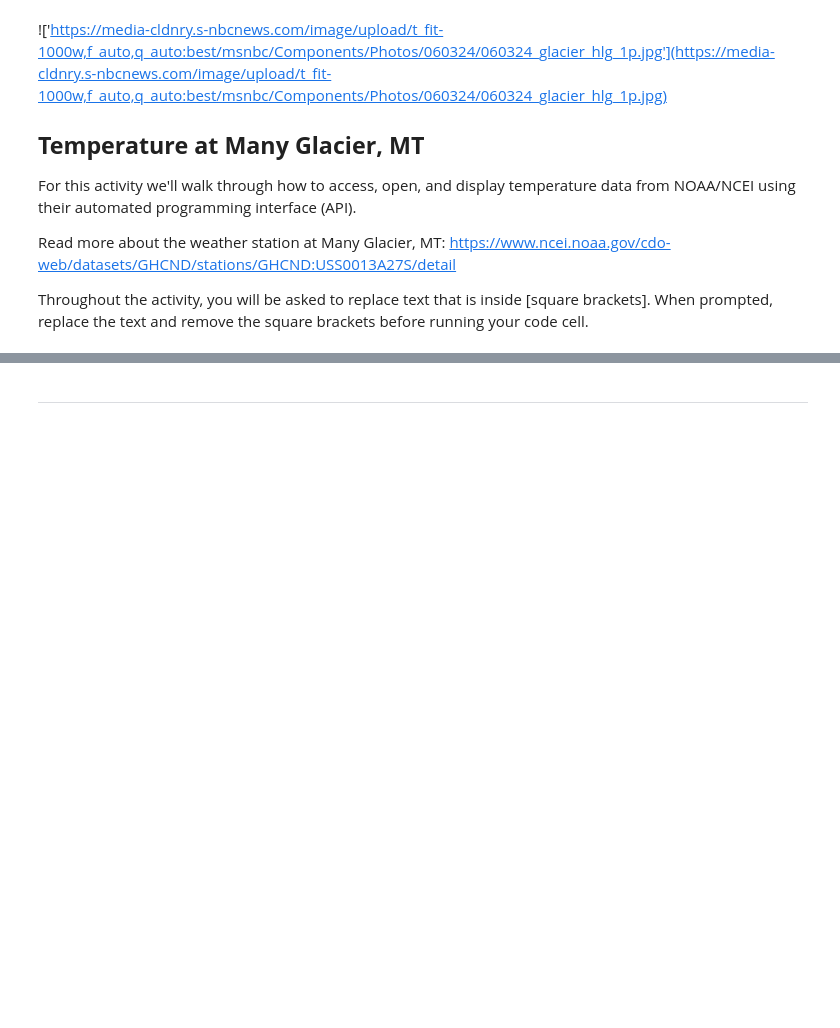
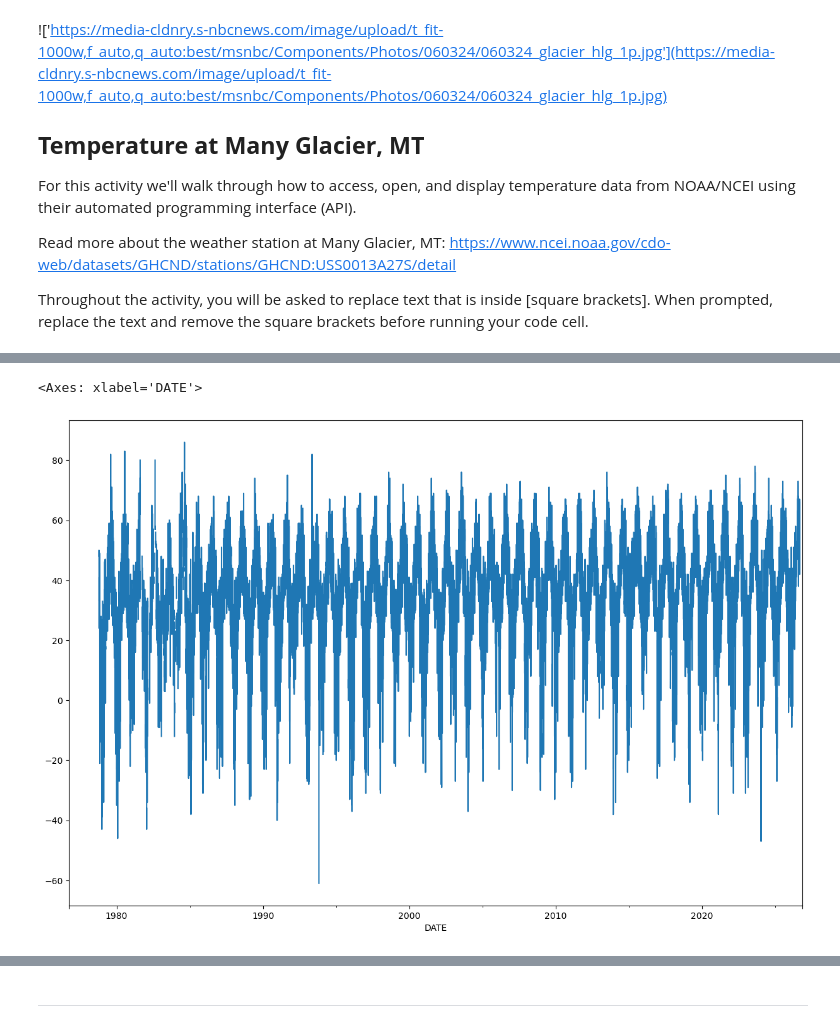
Before and after one commit to ANUSUYA-NMSU/2026-tcup-dsw-training, a Jupyter notebook: notebooks/weather_climate_blank.ipynb, the cells around one changed output, grey strips where cells are left out. Saved outputs shown, nothing was run; the diff lists cells and outputs as text; code cells hidden in the pictures; blank space fills up the shorter version.

Commit message:
glacierweather

```diff
--- a/notebooks/weather_climate_blank.ipynb
+++ b/notebooks/weather_climate_blank.ipynb
@@ -16,15 +16,15 @@ import numpy as np # working with arrays
 # %%
 # STEP 1: Build endpoint request from NOAA/NCEI for Many Glacier, MT
 
-[ADD_YOUR_VARIABLE_NAME_HERE] = (
+many_glacier_url = (
     "https://www.ncei.noaa.gov/access/services/data/v1"
     "?dataset=daily-summaries"
-    "&stations=[ADD_YOUR_STATION_ID_HERE]"
-    "&startDate=[ADD_YOUR_START_DATE_HERE]"
-    "&endDate=[ADD_YOUR_END_DATE_HERE]"
-    "&dataTypes=[ADD_YOUR_DATA_TYPE_HERE]"
+    "&stations=USS0013A27S"
+    "&startDate=1976-09-30"
+    "&endDate=2026-11-01"
+    "&dataTypes=TOBS"
     "&includeStationName=true"
     "&includeStationLocation=1"
     "&units=standard")
 
-[CALL_YOUR_VARIABLE_NAME_HERE]
+many_glacier_url
@@ -31,10 +33,10 @@ import numpy as np # working with arrays
 # %%
 # STEP 2: Open up data using pandas
-[CREATE_NEW_VARIABLE_NAME_HERE] = pd.read_csv([VARIABLE_FROM_STEP_1],
+many_glacier_df = pd.read_csv(many_glacier_url,
                               parse_dates=True,
                               index_col='DATE',
                               na_values=['NaN'])
 
 # Clean up data (drop columns that aren't varying with time)
-[CALL_NEW_VARIABLE_HERE] = [CALL_NEW_VARIABLE_HERE][['PRCP','TOBS','WESD']]
-[CALL_NEW_VARIABLE_HERE]
+many_glacier_df = many_glacier_df['TOBS']
+many_glacier_df
@@ -41,5 +57,8 @@ import numpy as np # working with arrays
 # %%
 # STEP 3: Plot the data
-[VARIABLE_FROM_STEP_2].plot(figsize=(15,10))
+many_glacier_df.plot(figsize=(15,10))
+# %% [output]
+<Axes: xlabel='DATE'>
+[figure, added]
 # %%
 # STEP 4: Resample to look at annual mean
```
Also changed, not shown: parts of 7 cells of this notebook.
